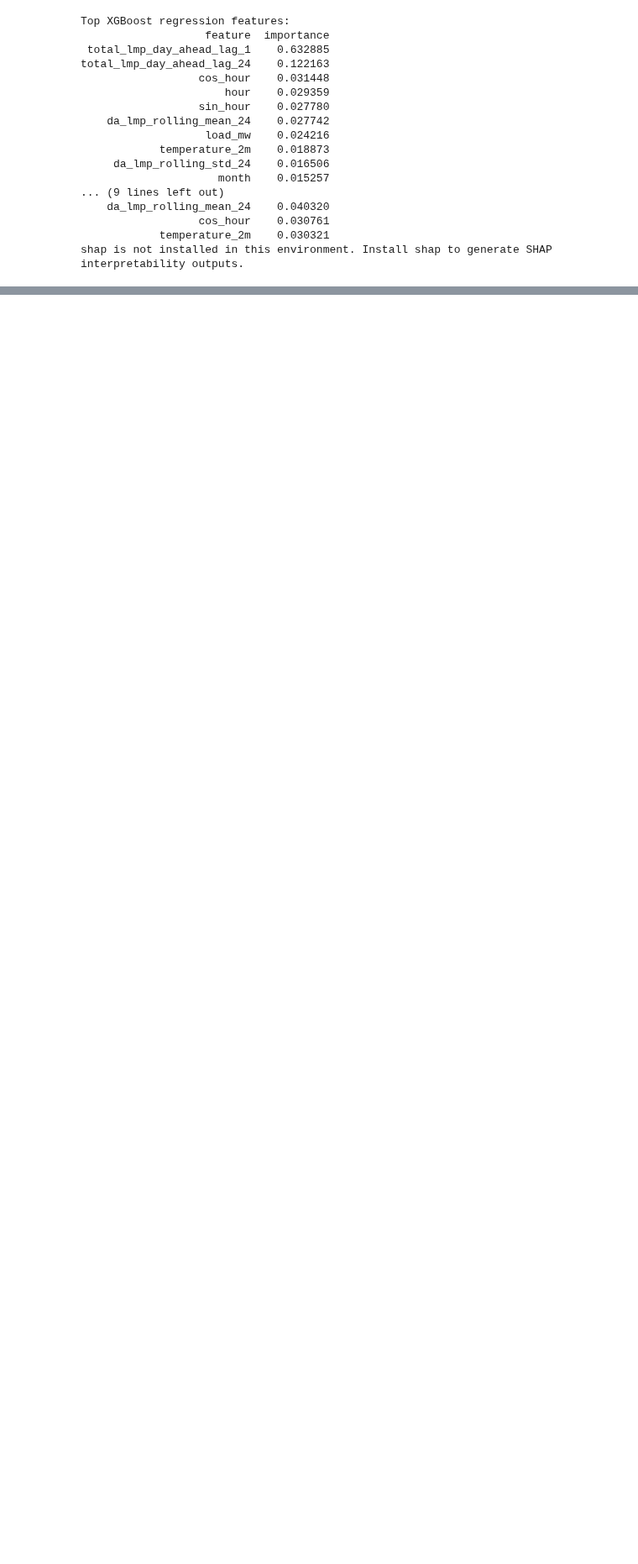
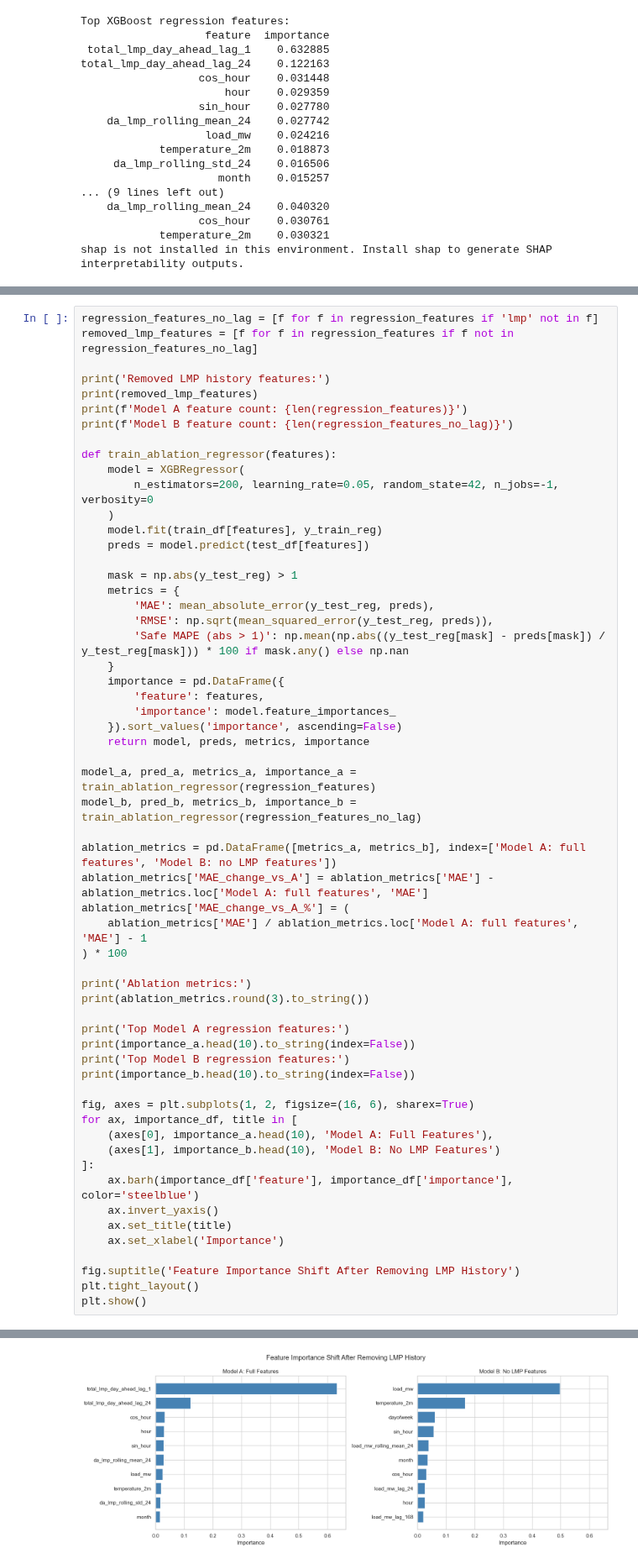
Before and after one commit to Sophie-WZR/pjm-energy-market-forecasting, a Jupyter notebook: notebooks/03_pjm_lmp_market_forecasting.ipynb, the cells around one changed output, grey strips where cells are left out. Shown at 84% size. Drawn from its saved outputs; the diff is of its cells as text; blank space fills up the shorter version.

```diff
--- a/notebooks/pjm_lmp_market_forecasting.ipynb
+++ b/notebooks/03_pjm_lmp_market_forecasting.ipynb
@@ -399,0 +404,59 @@ shap is not installed in this environment. Install shap to generate SHAP interpr
+# %%
+regression_features_no_lag = [f for f in regression_features if 'lmp' not in f]
+removed_lmp_features = [f for f in regression_features if f not in regression_features_no_lag]
+
+print('Removed LMP history features:')
+print(removed_lmp_features)
+print(f'Model A feature count: {len(regression_features)}')
+print(f'Model B feature count: {len(regression_features_no_lag)}')
+
+def train_ablation_regressor(features):
+    model = XGBRegressor(
+        n_estimators=200, learning_rate=0.05, random_state=42, n_jobs=-1, verbosity=0
+    )
+    model.fit(train_df[features], y_train_reg)
+    preds = model.predict(test_df[features])
+
+    mask = np.abs(y_test_reg) > 1
+    metrics = {
+        'MAE': mean_absolute_error(y_test_reg, preds),
+        'RMSE': np.sqrt(mean_squared_error(y_test_reg, preds)),
+        'Safe MAPE (abs > 1)': np.mean(np.abs((y_test_reg[mask] - preds[mask]) / y_test_reg[mask])) * 100 if mask.any() else np.nan
+    }
+    importance = pd.DataFrame({
+        'feature': features,
+        'importance': model.feature_importances_
+    }).sort_values('importance', ascending=False)
+    return model, preds, metrics, importance
+
+model_a, pred_a, metrics_a, importance_a = train_ablation_regressor(regression_features)
+model_b, pred_b, metrics_b, importance_b = train_ablation_regressor(regression_features_no_lag)
+
+ablation_metrics = pd.DataFrame([metrics_a, metrics_b], index=['Model A: full features', 'Model B: no LMP features'])
+ablation_metrics['MAE_change_vs_A'] = ablation_metrics['MAE'] - ablation_metrics.loc['Model A: full features', 'MAE']
+ablation_metrics['MAE_change_vs_A_%'] = (
+    ablation_metrics['MAE'] / ablation_metrics.loc['Model A: full features', 'MAE'] - 1
+) * 100
+
+print('Ablation metrics:')
+print(ablation_metrics.round(3).to_string())
+
+print('Top Model A regression features:')
+print(importance_a.head(10).to_string(index=False))
+print('Top Model B regression features:')
+print(importance_b.head(10).to_string(index=False))
+
+fig, axes = plt.subplots(1, 2, figsize=(16, 6), sharex=True)
+for ax, importance_df, title in [
+    (axes[0], importance_a.head(10), 'Model A: Full Features'),
+    (axes[1], importance_b.head(10), 'Model B: No LMP Features')
+]:
+    ax.barh(importance_df['feature'], importance_df['importance'], color='steelblue')
+    ax.invert_yaxis()
+    ax.set_title(title)
+    ax.set_xlabel('Importance')
+
+fig.suptitle('Feature Importance Shift After Removing LMP History')
+plt.tight_layout()
+plt.show()
+# %% [output]
@@ -400,3 +480,4 @@ shap is not installed in this environment. Install shap to generate SHAP interpr
+[figure, added]
 # %% [markdown]
 ## Diagnostics
 
```
Also changed, not shown: parts of 9 cells of this notebook, 1 other file.
